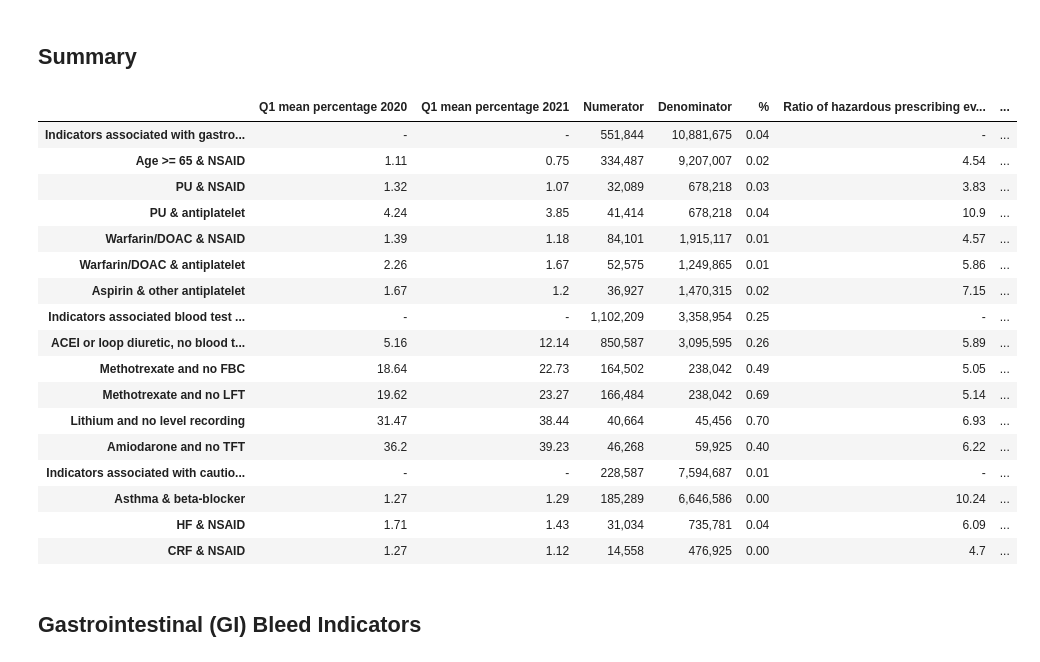
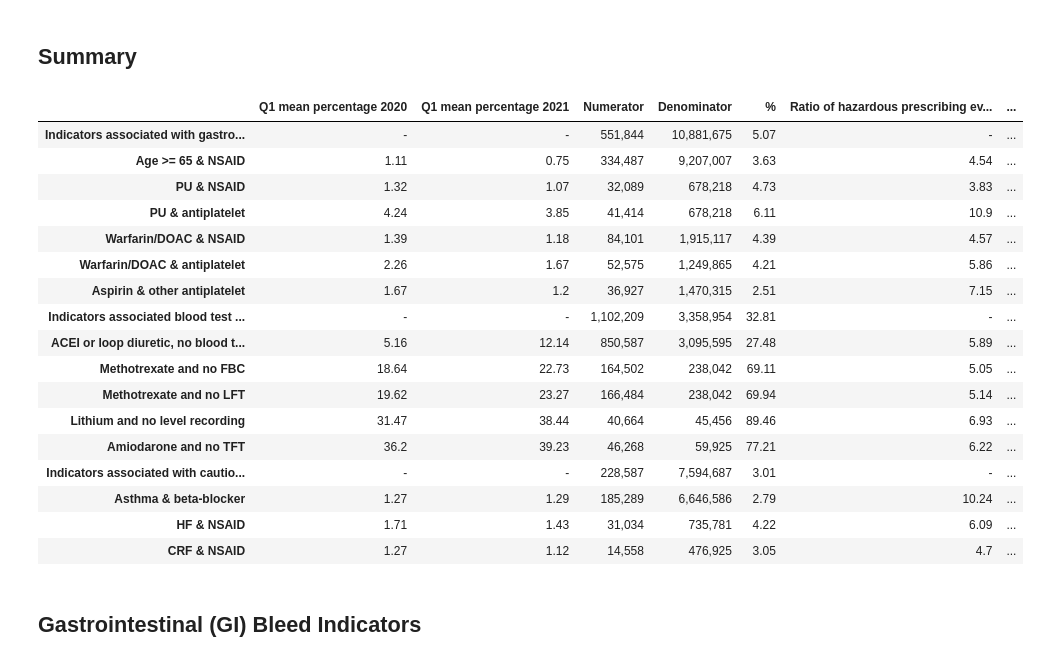
Before and after one commit to opensafely/pincer-measures, a Jupyter notebook: analysis/report-combined.ipynb, the cells around one changed output. Cells and saved outputs as stored; diff of their text form; code cells hidden in the pictures.

```diff
--- a/analysis/report-combined.ipynb
+++ b/analysis/report-combined.ipynb
@@ -149,51 +149,51 @@ def generate_summary_table():
                          )
 
     ### Missing values mean that we can't use the above method to convert the event count to integers
     summary_table_out['events'] = summary_table_out['events'].astype('Int64')
     summary_table_out['ratio'] = round(
-        100%(summary_table_out['patients_numerator']/summary_table_out['patients_denominator']), 2)
+        100*(summary_table_out['patients_numerator']/summary_table_out['patients_denominator']), 2)
     summary_table_out['events_per_patient'] = round(
         (summary_table_out['events']/summary_table_out['patients_numerator']), 2)
 
     practice_string = summary_table_out.num_practices.map(
         str) + " (" + summary_table_out.percent_practice.map(str) + "%)"
     practice_string[np.isnan(summary_table_out.percent_practice)] = "-"
     summary_table_out['practice_string'] = practice_string
 
     final_table = summary_table_out.join(medians_table)[column_names.keys()]
 
     final_table['patients_numerator'] = final_table['patients_numerator'].map('{:,}'.format)
     final_table['patients_denominator'] = final_table['patients_denominator'].map('{:,}'.format)
     final_table['percent_practice'] = final_table['percent_practice'].map('{:.2f}'.format)
 
     final_table_display = final_table.rename(columns=column_names, index=title_mapping)
 
     #Replace NA
     final_table_display = final_table_display.replace({np.nan: "-"})
     final_table_display = final_table_display.replace({"nan": "-"})
 
     display(final_table_display)
 
 generate_summary_table()
 # %% [output]
 |  | Q1 mean percentage 2020 | Q1 mean percentage 2021 | Numerator | Denominator | % | Ratio of hazardous prescribing ev... | ... |
-| Indicators associated with gastro... | - | - | 551,844 | 10,881,675 | 0.04 | - | ... |
-| Age >= 65 & NSAID | 1.11 | 0.75 | 334,487 | 9,207,007 | 0.02 | 4.54 | ... |
-| PU & NSAID | 1.32 | 1.07 | 32,089 | 678,218 | 0.03 | 3.83 | ... |
-| PU & antiplatelet | 4.24 | 3.85 | 41,414 | 678,218 | 0.04 | 10.9 | ... |
-| Warfarin/DOAC & NSAID | 1.39 | 1.18 | 84,101 | 1,915,117 | 0.01 | 4.57 | ... |
-| Warfarin/DOAC & antiplatelet | 2.26 | 1.67 | 52,575 | 1,249,865 | 0.01 | 5.86 | ... |
-| Aspirin & other antiplatelet | 1.67 | 1.2 | 36,927 | 1,470,315 | 0.02 | 7.15 | ... |
-| Indicators associated blood test ... | - | - | 1,102,209 | 3,358,954 | 0.25 | - | ... |
-| ACEI or loop diuretic, no blood t... | 5.16 | 12.14 | 850,587 | 3,095,595 | 0.26 | 5.89 | ... |
-| Methotrexate and no FBC | 18.64 | 22.73 | 164,502 | 238,042 | 0.49 | 5.05 | ... |
-| Methotrexate and no LFT | 19.62 | 23.27 | 166,484 | 238,042 | 0.69 | 5.14 | ... |
-| Lithium and no level recording | 31.47 | 38.44 | 40,664 | 45,456 | 0.70 | 6.93 | ... |
-| Amiodarone and no TFT | 36.2 | 39.23 | 46,268 | 59,925 | 0.40 | 6.22 | ... |
-| Indicators associated with cautio... | - | - | 228,587 | 7,594,687 | 0.01 | - | ... |
-| Asthma & beta-blocker | 1.27 | 1.29 | 185,289 | 6,646,586 | 0.00 | 10.24 | ... |
-| HF & NSAID | 1.71 | 1.43 | 31,034 | 735,781 | 0.04 | 6.09 | ... |
-| CRF & NSAID | 1.27 | 1.12 | 14,558 | 476,925 | 0.00 | 4.7 | ... |
+| Indicators associated with gastro... | - | - | 551,844 | 10,881,675 | 5.07 | - | ... |
+| Age >= 65 & NSAID | 1.11 | 0.75 | 334,487 | 9,207,007 | 3.63 | 4.54 | ... |
+| PU & NSAID | 1.32 | 1.07 | 32,089 | 678,218 | 4.73 | 3.83 | ... |
+| PU & antiplatelet | 4.24 | 3.85 | 41,414 | 678,218 | 6.11 | 10.9 | ... |
+| Warfarin/DOAC & NSAID | 1.39 | 1.18 | 84,101 | 1,915,117 | 4.39 | 4.57 | ... |
+| Warfarin/DOAC & antiplatelet | 2.26 | 1.67 | 52,575 | 1,249,865 | 4.21 | 5.86 | ... |
+| Aspirin & other antiplatelet | 1.67 | 1.2 | 36,927 | 1,470,315 | 2.51 | 7.15 | ... |
+| Indicators associated blood test ... | - | - | 1,102,209 | 3,358,954 | 32.81 | - | ... |
+| ACEI or loop diuretic, no blood t... | 5.16 | 12.14 | 850,587 | 3,095,595 | 27.48 | 5.89 | ... |
+| Methotrexate and no FBC | 18.64 | 22.73 | 164,502 | 238,042 | 69.11 | 5.05 | ... |
+| Methotrexate and no LFT | 19.62 | 23.27 | 166,484 | 238,042 | 69.94 | 5.14 | ... |
+| Lithium and no level recording | 31.47 | 38.44 | 40,664 | 45,456 | 89.46 | 6.93 | ... |
+| Amiodarone and no TFT | 36.2 | 39.23 | 46,268 | 59,925 | 77.21 | 6.22 | ... |
+| Indicators associated with cautio... | - | - | 228,587 | 7,594,687 | 3.01 | - | ... |
+| Asthma & beta-blocker | 1.27 | 1.29 | 185,289 | 6,646,586 | 2.79 | 10.24 | ... |
+| HF & NSAID | 1.71 | 1.43 | 31,034 | 735,781 | 4.22 | 6.09 | ... |
+| CRF & NSAID | 1.27 | 1.12 | 14,558 | 476,925 | 3.05 | 4.7 | ... |
 # %% [markdown]
 <a id="gi_bleed"></a>
 ## Gastrointestinal (GI) Bleed Indicators
```
